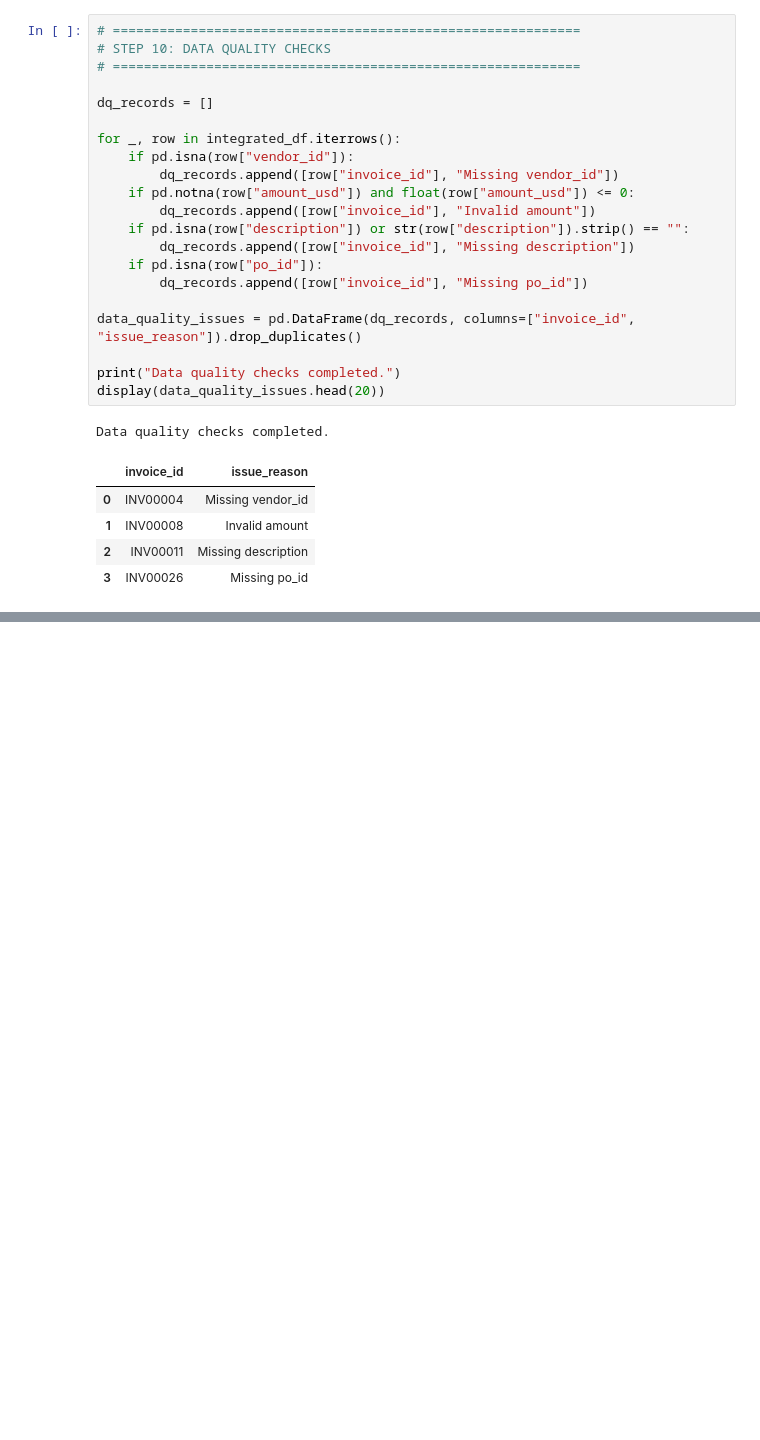
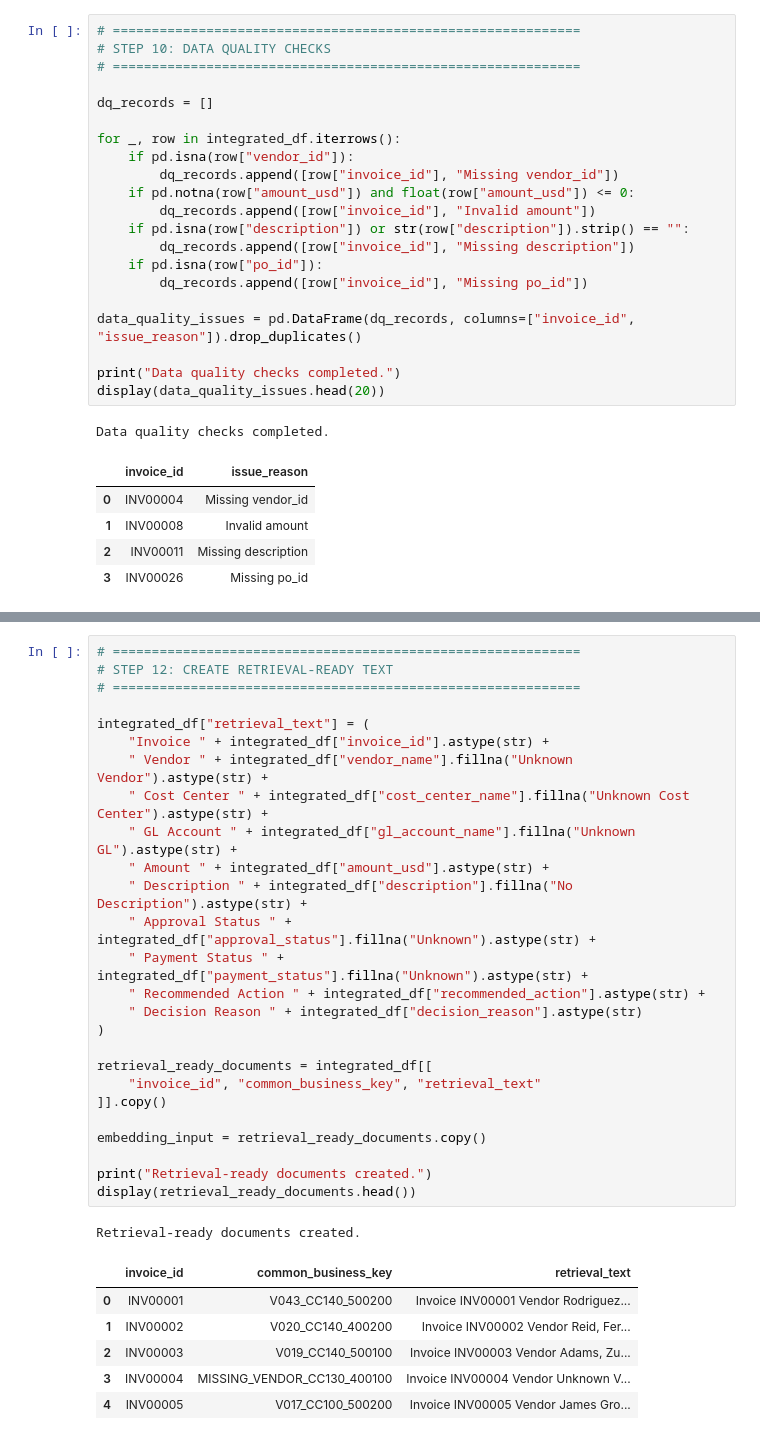
Before and after one commit to AshokGit544/Enterprise-Finance-Decision-Copilot1.1, a Jupyter notebook: Enterprise_Finance_Decision_Copilot1_1_.ipynb, the cells around one changed output, grey strips where cells are left out. Drawn from its saved outputs; the diff is of its cells as text; blank space fills up the shorter version.

```diff
--- a/Enterprise_Finance_Decision_Copilot1_1_.ipynb
+++ b/Enterprise_Finance_Decision_Copilot1_1_.ipynb
@@ -460,0 +539,34 @@ Data quality checks completed.
+# %%
+# ============================================================
+# STEP 12: CREATE RETRIEVAL-READY TEXT
+# ============================================================
+
+integrated_df["retrieval_text"] = (
+    "Invoice " + integrated_df["invoice_id"].astype(str) +
+    " Vendor " + integrated_df["vendor_name"].fillna("Unknown Vendor").astype(str) +
+    " Cost Center " + integrated_df["cost_center_name"].fillna("Unknown Cost Center").astype(str) +
+    " GL Account " + integrated_df["gl_account_name"].fillna("Unknown GL").astype(str) +
+    " Amount " + integrated_df["amount_usd"].astype(str) +
+    " Description " + integrated_df["description"].fillna("No Description").astype(str) +
+    " Approval Status " + integrated_df["approval_status"].fillna("Unknown").astype(str) +
+    " Payment Status " + integrated_df["payment_status"].fillna("Unknown").astype(str) +
+    " Recommended Action " + integrated_df["recommended_action"].astype(str) +
+    " Decision Reason " + integrated_df["decision_reason"].astype(str)
+)
+
+retrieval_ready_documents = integrated_df[[
+    "invoice_id", "common_business_key", "retrieval_text"
+]].copy()
+
+embedding_input = retrieval_ready_documents.copy()
+
+print("Retrieval-ready documents created.")
+display(retrieval_ready_documents.head())
+# %% [output]
+Retrieval-ready documents created.
+|  | invoice_id | common_business_key | retrieval_text |
+| 0 | INV00001 | V043_CC140_500200 | Invoice INV00001 Vendor Rodriguez... |
+| 1 | INV00002 | V020_CC140_400200 | Invoice INV00002 Vendor Reid, Fer... |
+| 2 | INV00003 | V019_CC140_500100 | Invoice INV00003 Vendor Adams, Zu... |
+| 3 | INV00004 | MISSING_VENDOR_CC130_400100 | Invoice INV00004 Vendor Unknown V... |
+| 4 | INV00005 | V017_CC100_500200 | Invoice INV00005 Vendor James Gro... |
```
Also changed, not shown: parts of 2 cells of this notebook.
